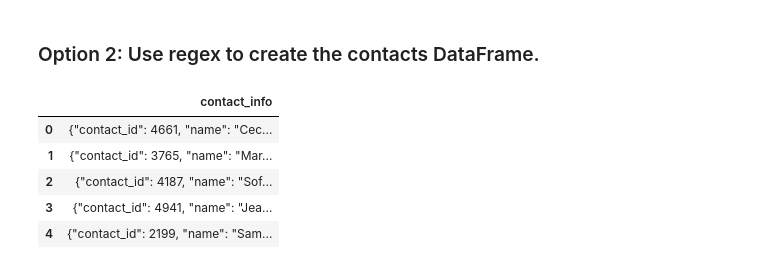
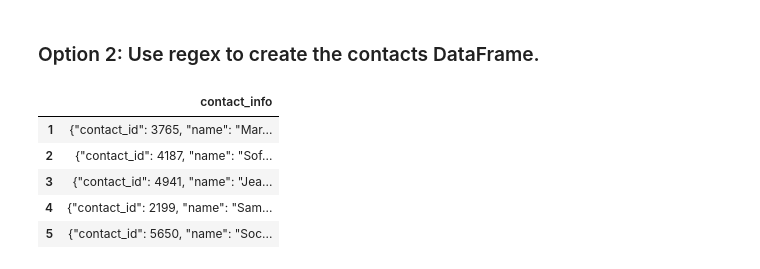
Before and after one commit to MattLantin/Crowdfunding_ETL, a Jupyter notebook: ETL_Mini_Project_Starter_Code_MChiaramonte_MLantin.ipynb, the cells around one changed output. Saved outputs shown, nothing was run; the diff lists cells and outputs as text; code cells hidden in the pictures.

```diff
--- a/ETL_Mini_Project_Starter_Code_MChiaramonte_MLantin.ipynb
+++ b/ETL_Mini_Project_Starter_Code_MChiaramonte_MLantin.ipynb
@@ -281,7 +281,7 @@ campaign_merged_df.to_csv("Resources/campaign.csv", index=False)
 ### Extract the contacts.xlsx Data.
 # %%
 # Read the data into a Pandas DataFrame. Use the `header=2` parameter when reading in the data.
-contact_info_df = pd.read_excel('Resources/contacts.xlsx', header=2)
+contact_info_df = pd.read_excel('Resources/contacts.xlsx', header=0, skiprows=3)
 contact_info_df.head()
 # %% [output]
 |  | contact_info |
@@ -387,11 +383,12 @@ contacts_df_clean.to_csv("Resources/contacts.csv", encoding='utf8', index=False)
 ### Option 2: Use regex to create the contacts DataFrame.
 # %%
 contact_info_df_copy = contact_info_df.copy()
+contact_info_df_copy=contact_info_df_copy.iloc[1:]
 contact_info_df_copy.head()
 # %% [output]
 |  | contact_info |
-| 0 | {"contact_id": 4661, "name": "Cec... |
 | 1 | {"contact_id": 3765, "name": "Mar... |
 | 2 | {"contact_id": 4187, "name": "Sof... |
 | 3 | {"contact_id": 4941, "name": "Jea... |
 | 4 | {"contact_id": 2199, "name": "Sam... |
+| 5 | {"contact_id": 5650, "name": "Soc... |
```
Also changed, not shown: parts of 20 cells of this notebook, 1 other file.
